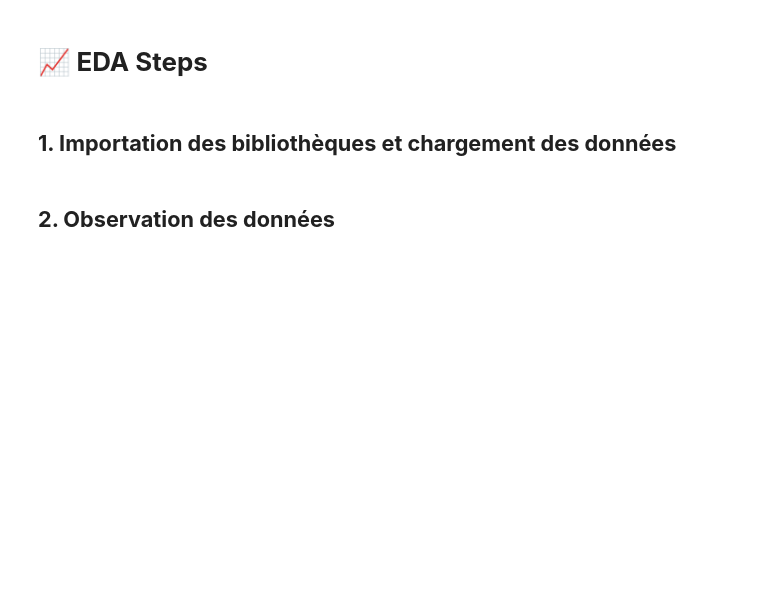
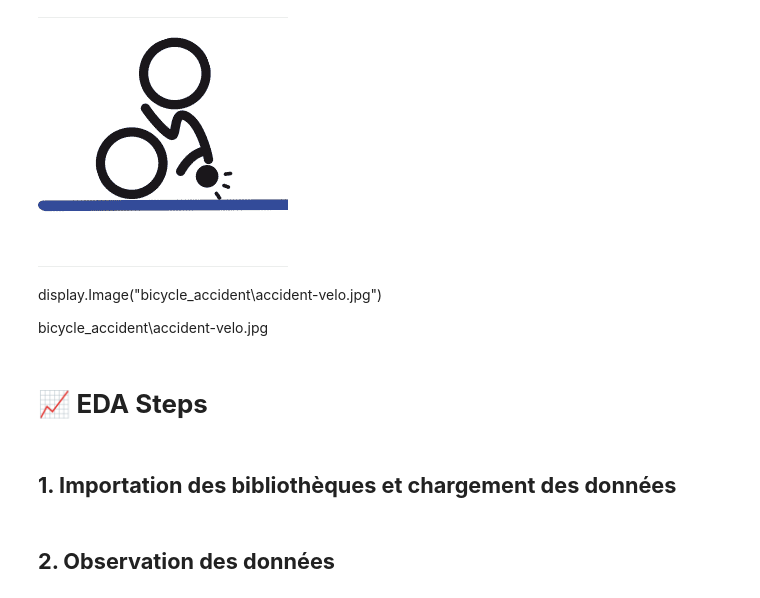
Before and after one commit to adeligny/bicycle_accident, a Jupyter notebook: notebook/eda.ipynb, the cells around one changed output. Cells and saved outputs as stored; diff of their text form; code cells hidden in the pictures; blank space fills up the shorter version.

```diff
--- a/notebook/eda.ipynb
+++ b/notebook/eda.ipynb
@@ -1,3 +1,24 @@
+# %%
+from IPython.display import Image
+
+from IPython.core.display import HTML
+HTML("""
+<style>
+.output_png {
+    display: table-cell;
+    text-align: center;
+    vertical-align: middle;
+}
+</style>
+""")
+
+Image(r"C:\Users\Anaïs\Downloads\bicycle_accident\bicycle_accident\Accident-cycloblog.png")
+# %% [output]
+[figure, added]
+# %% [markdown]
+display.Image("bicycle_accident\accident-velo.jpg")
+
+bicycle_accident\accident-velo.jpg
 # %% [markdown]
 # 📈 **EDA Steps**
 # %% [markdown]
```
Also changed, not shown: 2 other files.
